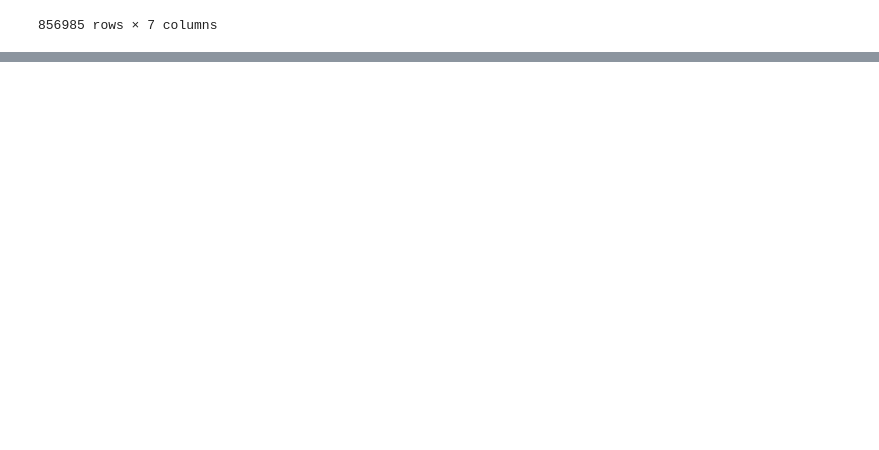
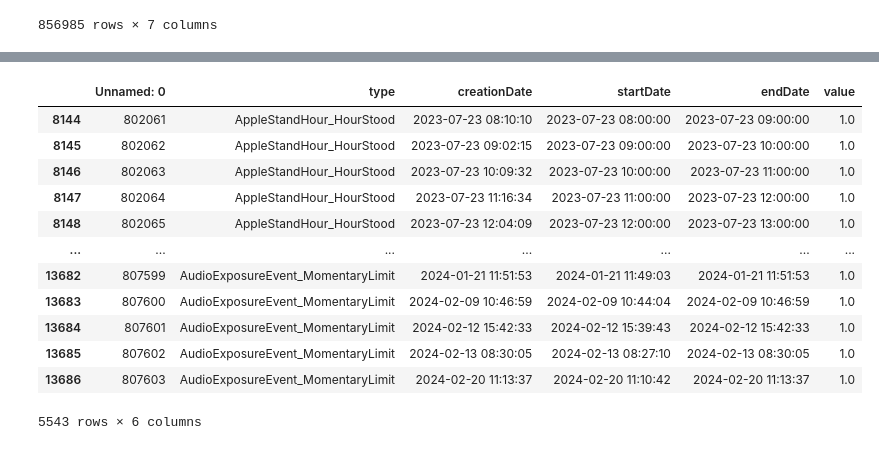
Before and after one commit to bennettandrewm/guess_my_weight, a Jupyter notebook: guess_my_weight.ipynb, the cells around one changed output, grey strips where cells are left out. Saved outputs shown, nothing was run; the diff lists cells and outputs as text; code cells hidden in the pictures; blank space fills up the shorter version.

```diff
--- a/guess_my_weight.ipynb
+++ b/guess_my_weight.ipynb
@@ -55,0 +102,4 @@ df
+# %%
+#scrub unit column (non_sleep)
+non_sleep_df.loc[non_sleep_df['unit'].str.contains("HKCategoryValueAppleStand"),'unit'] = non_sleep_df['unit'].str.replace('HKCategoryValueAppleStand', "")
+non_sleep_df.loc[non_sleep_df['unit'].str.contains("HKCategoryValueEnvironmentalAudioExposureEvent"),'unit'] = non_sleep_df['unit'].str.replace("HKCategoryValueEnvironmentalAudioExposureEvent", "")
@@ -55,0 +133,20 @@ df
+# %%
+#scrub non-sleep df
+non_sleep_df.loc[:,'type'] = non_sleep_df['type'] + '_' + non_sleep_df['unit']
+non_sleep_df = non_sleep_df.drop('unit', axis = 1)
+
+non_sleep_df
+# %% [output]
+|  | Unnamed: 0 | type | creationDate | startDate | endDate | value |
+| 8144 | 802061 | AppleStandHour_HourStood | 2023-07-23 08:10:10 | 2023-07-23 08:00:00 | 2023-07-23 09:00:00 | 1.0 |
+| 8145 | 802062 | AppleStandHour_HourStood | 2023-07-23 09:02:15 | 2023-07-23 09:00:00 | 2023-07-23 10:00:00 | 1.0 |
+| 8146 | 802063 | AppleStandHour_HourStood | 2023-07-23 10:09:32 | 2023-07-23 10:00:00 | 2023-07-23 11:00:00 | 1.0 |
+| 8147 | 802064 | AppleStandHour_HourStood | 2023-07-23 11:16:34 | 2023-07-23 11:00:00 | 2023-07-23 12:00:00 | 1.0 |
+| 8148 | 802065 | AppleStandHour_HourStood | 2023-07-23 12:04:09 | 2023-07-23 12:00:00 | 2023-07-23 13:00:00 | 1.0 |
+| ... | ... | ... | ... | ... | ... | ... |
+| 13682 | 807599 | AudioExposureEvent_MomentaryLimit | 2024-01-21 11:51:53 | 2024-01-21 11:49:03 | 2024-01-21 11:51:53 | 1.0 |
+| 13683 | 807600 | AudioExposureEvent_MomentaryLimit | 2024-02-09 10:46:59 | 2024-02-09 10:44:04 | 2024-02-09 10:46:59 | 1.0 |
+| 13684 | 807601 | AudioExposureEvent_MomentaryLimit | 2024-02-12 15:42:33 | 2024-02-12 15:39:43 | 2024-02-12 15:42:33 | 1.0 |
+| 13685 | 807602 | AudioExposureEvent_MomentaryLimit | 2024-02-13 08:30:05 | 2024-02-13 08:27:10 | 2024-02-13 08:30:05 | 1.0 |
+| 13686 | 807603 | AudioExposureEvent_MomentaryLimit | 2024-02-20 11:13:37 | 2024-02-20 11:10:42 | 2024-02-20 11:13:37 | 1.0 |
+5543 rows × 6 columns
```
Also changed, not shown: parts of 13 cells of this notebook.
